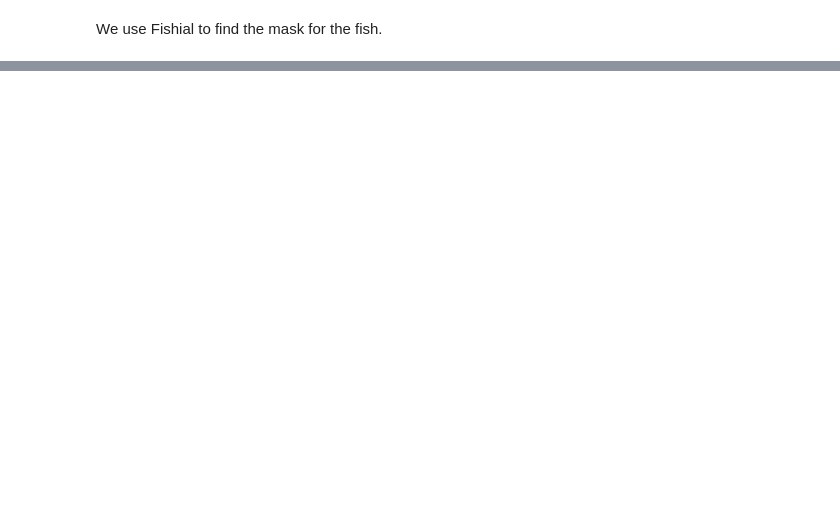
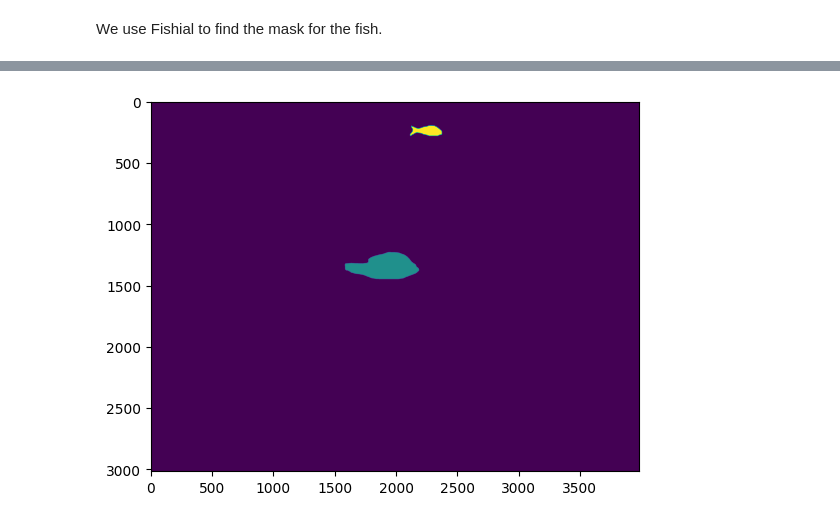
Before and after one commit to UCSD-E4E/fishsense-lite, a Jupyter notebook: demo/pipeline.ipynb, the cells around one changed output, grey strips where cells are left out. Drawn from its saved outputs; the diff is of its cells as text; code cells hidden in the pictures; blank space fills up the shorter version.

```diff
--- a/demo/pipeline.ipynb
+++ b/demo/pipeline.ipynb
@@ -49,0 +67,8 @@ plt.imshow(complete_mask)
+# %%
+fish_segmentation_inference = FishSegmentationInference(device)
+segmentations = fish_segmentation_inference.inference(img8)
+
+plt.imshow(segmentations)
+plt.show()
+# %% [output]
+[figure, added]
```
Also changed, not shown: parts of 17 cells of this notebook, 6 other files.
